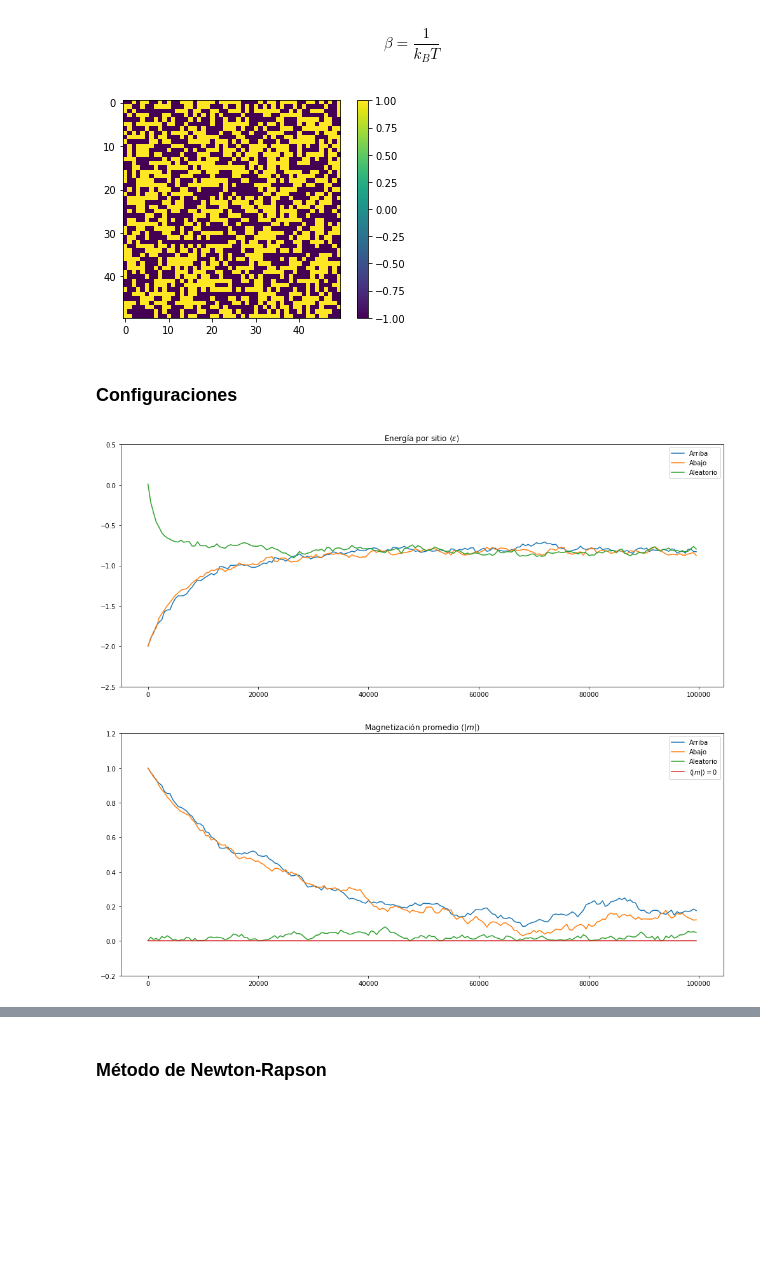
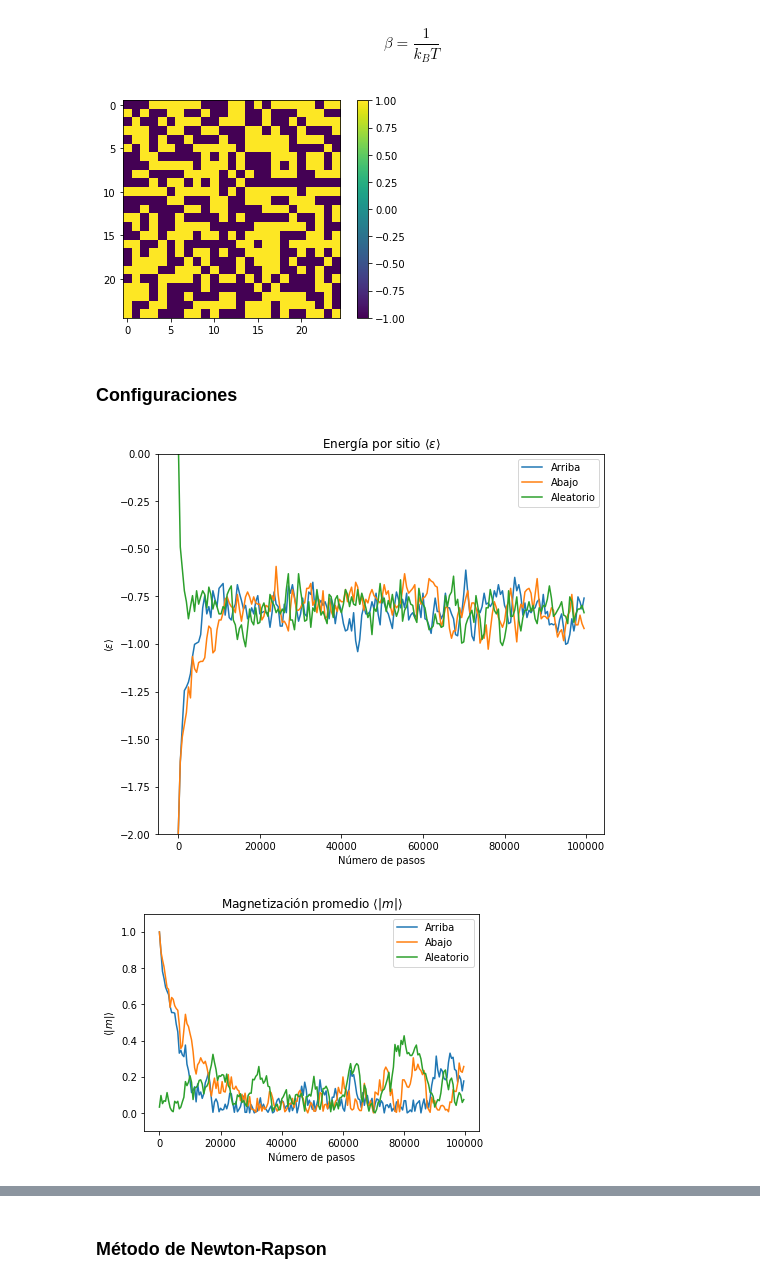
Before and after one commit to joshbrx/Proyectos, a Jupyter notebook: Modelo de Ising.ipynb, the cells around one changed output, grey strips where cells are left out. Drawn from its saved outputs; the diff is of its cells as text; code cells hidden in the pictures; blank space fills up the shorter version.

```diff
--- a/Modelo de Ising.ipynb
+++ b/Modelo de Ising.ipynb
@@ -128,7 +139,7 @@ mag_p(red)
 # %% [markdown]
 ### Metropolis-Montecarlo
 # %%
-n1 = 50
+n1 = 25
 lista = np.array([1 for n in range(n1**2)])
 arriba = lista.reshape(n1,n1)
 
@@ -192,7 +203,7 @@ def aceptar_cambio(m, T, K=1, filtro=filtro1):
 p = aceptar_cambio(red_a, 1.5, K=1, filtro=filtro1)
 plt.imshow(p); plt.colorbar(); plt.show()
 # %% [output]
-[figure, old version]
+[figure, new version]
 # %%
 @jit
 def evolucion(m, T, vueltas, K=1, filtro=filtro1):
@@ -208,11 +219,8 @@ def observables(config, K, filtro=filtro1):
     N = len(config)
     energias, mag = np.zeros(N//K), np.zeros(N//K)
     for i in np.arange(0, N//K):
-        energias[i] = energia_total(config[i*K], filtro=filtro)
+        energias[i] = energia_p(config[i*K], filtro=filtro)
         mag[i] = mag_p(config[i*K])
     return energias, mag
 # %% [markdown]
 ### Configuraciones
-# %%
-vueltas = 100000
-config1 = evolucion(arriba, 3, vueltas, filtro=filtro1)
@@ -230,21 +227,31 @@ energias_a, mag_a = observables(config_a, K, filtro=filtro1)
+# %%
+K = 500; vueltas = 100000;
+
+config1 = evolucion(arriba,3, vueltas, filtro=filtro1)
+e1, mag1 = observables(config1, K, filtro=filtro1)
+
+config2 = evolucion(abajo, 3, vueltas, filtro=filtro1)
+e2, mag2 = observables(config2, K, filtro=filtro1)
+
+config3 = evolucion(red_a, 3, vueltas, filtro=filtro1)
+e3, mag3 = observables(config3, K, filtro=filtro1)
 # %%
-plt.figure(figsize=(17,7))
-plt.plot(np.arange(len(energias1))*K, energias1/n1**2, label="Arriba")
-plt.plot(np.arange(len(energias2))*K, energias2/n1**2, label="Abajo")
-plt.plot(np.arange(len(energias_a))*K, energias_a/n1**2,label="Aleatorio")
-plt.ylim(bottom=-2.5, top=0.5); plt.legend();
-plt.title(r"Energía por sitio $\langle \varepsilon\rangle$")
+plt.figure(figsize=(8,7))
+plt.plot(np.arange(len(e1))*K, e1, label="Arriba")
+plt.plot(np.arange(len(e2))*K, e2, label="Abajo")
+plt.plot(np.arange(len(e3))*K, e3,label="Aleatorio")
+plt.ylim(bottom=-2.0, top=0.0); plt.legend();
+plt.title(r"Energía por sitio $\langle \varepsilon\rangle$");  plt.ylabel(r"$\langle \varepsilon\rangle$"); plt.xlabel("Número de pasos")
 plt.show()
 # %% [output]
-[figure, old version]
+[figure, new version]
 # %%
-plt.figure(figsize=(17,7))
-plt.plot(np.arange(len(energias1))*K, np.abs(mag1), label="Arriba")
-plt.plot(np.arange(len(energias2))*K, np.abs(mag2), label="Abajo")
-plt.plot(np.arange(len(energias_a))*K, np.abs(mag_a),label="Aleatorio")
-plt.plot(np.arange(len(energias_a))*K, mag_a*0,label=r"$\langle |m|\rangle=0$")
-plt.ylim(bottom=-0.2, top=1.2); plt.legend();
-plt.title(r"Magnetización promedio $\langle |m|\rangle$")
+# plt.figure(figsize=(17,7))
+plt.plot(np.arange(len(mag1))*K, np.abs(mag1), label="Arriba")
+plt.plot(np.arange(len(mag2))*K, np.abs(mag2), label="Abajo")
+plt.plot(np.arange(len(mag3))*K, np.abs(mag3),label="Aleatorio")
+plt.ylim(bottom=-0.1, top=1.1); plt.legend();
+plt.title(r"Magnetización promedio $\langle |m|\rangle$"); plt.ylabel(r"$\langle |m|\rangle$"); plt.xlabel("Número de pasos")
 plt.show()
 # %% [output]
-[figure, old version]
+[figure, new version]
```
Also changed, not shown: parts of 20 cells of this notebook.
